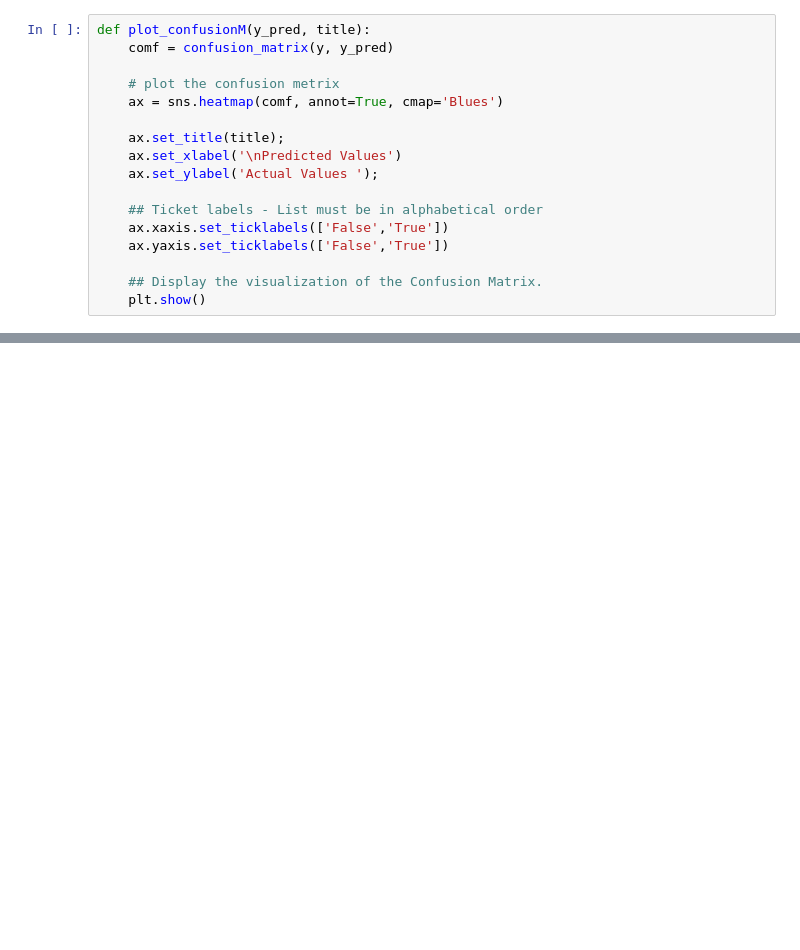
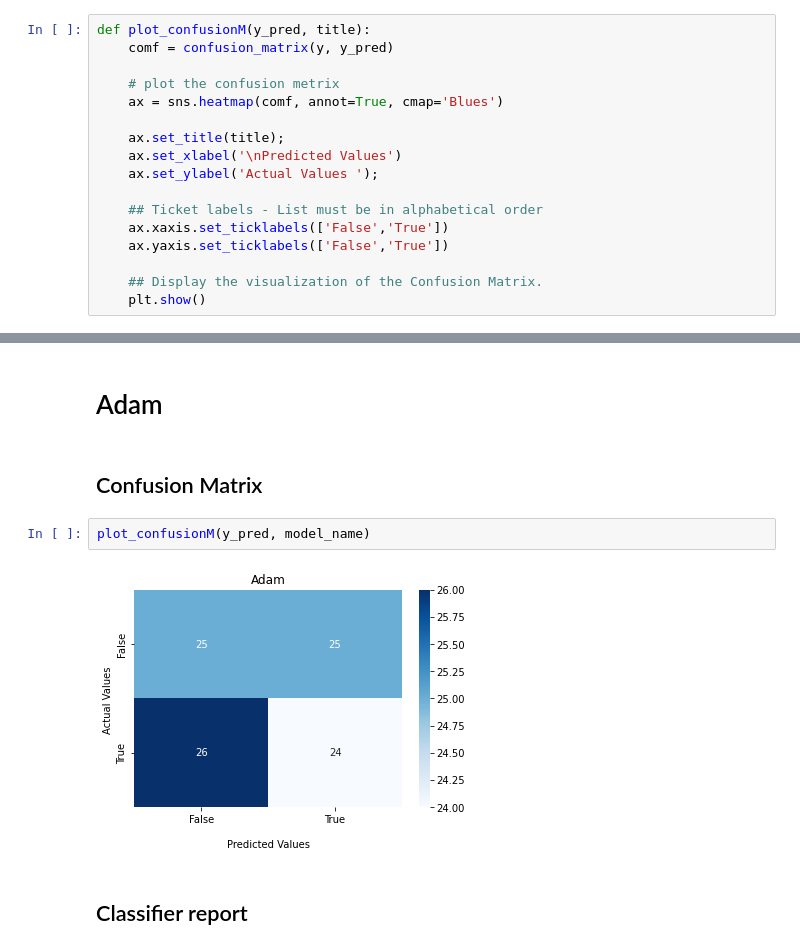
Before and after one commit to hchen98/dtsc615_ImageClassification, a Jupyter notebook: 03__Analysis.ipynb, the cells around one changed output, grey strips where cells are left out. Saved outputs shown, nothing was run; the diff lists cells and outputs as text; blank space fills up the shorter version.

```diff
--- a/03__Analysis.ipynb
+++ b/03__Analysis.ipynb
@@ -169,0 +332,10 @@ print(classification_report(y, y_pred))
+# %% [markdown]
+# Adam
+# %% [markdown]
+## Confusion Matrix
+# %%
+plot_confusionM(y_pred, model_name)
+# %% [output]
+[figure, added]
+# %% [markdown]
+## Classifier report
```
Also changed, not shown: parts of 38 cells of this notebook, 15 other files.
